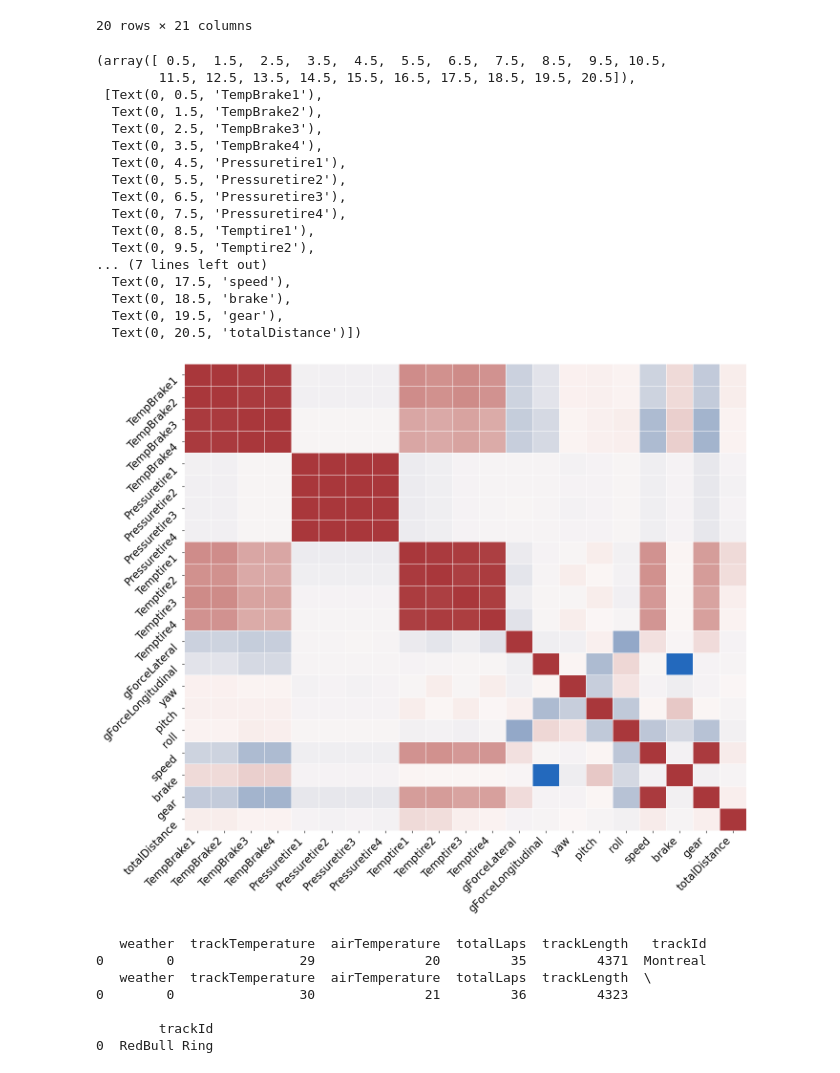
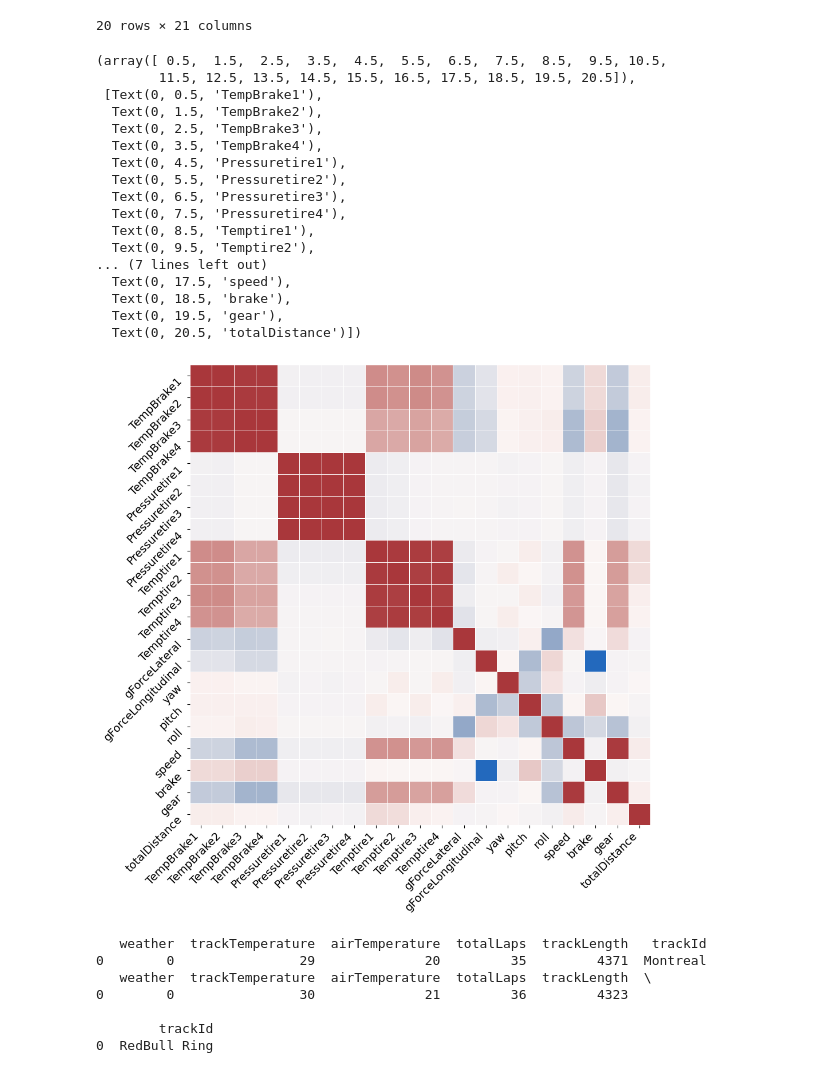
Before and after one commit to rbpowellGA/F1_race_data, a Jupyter notebook: notebooks/analysis.ipynb, the cells around one changed output. Cells and saved outputs as stored; diff of their text form; code cells hidden in the pictures.

```diff
--- a/notebooks/analysis.ipynb
+++ b/notebooks/analysis.ipynb
@@ -446,31 +475,31 @@ tm837[['pilot_index','TempBrake1', 'TempBrake2',  'TempBrake3', 'TempBrake4','Pr
 | 19 | 755.176463 | 755.150548 | 665.496464 | 665.523243 | 20.1784 | 20.099465 | 21.691306 | ... |
 20 rows × 21 columns
 # %%
-fig, ax = plt.subplots(figsize=(14,12))
+fig, ax = plt.subplots()
 sns.heatmap(tm837[['TempBrake1', 'TempBrake2',  'TempBrake3', 'TempBrake4','Pressuretire1', 'Pressuretire2',  'Pressuretire3', 'Pressuretire4','Temptire1', 'Temptire2',
        'Temptire3', 'Temptire4','gForceLateral', 'gForceLongitudinal','yaw', 'pitch', 'roll', 'speed',
        'brake', 'gear','totalDistance']].corr(), cmap="vlag",linewidths=.5, cbar=False)
 plt.xticks(rotation=45, ha ='right')
 plt.yticks(rotation=45, va ='top')
 # %% [output]
 (array([ 0.5,  1.5,  2.5,  3.5,  4.5,  5.5,  6.5,  7.5,  8.5,  9.5, 10.5,
         11.5, 12.5, 13.5, 14.5, 15.5, 16.5, 17.5, 18.5, 19.5, 20.5]),
  [Text(0, 0.5, 'TempBrake1'),
   Text(0, 1.5, 'TempBrake2'),
   Text(0, 2.5, 'TempBrake3'),
   Text(0, 3.5, 'TempBrake4'),
   Text(0, 4.5, 'Pressuretire1'),
   Text(0, 5.5, 'Pressuretire2'),
   Text(0, 6.5, 'Pressuretire3'),
   Text(0, 7.5, 'Pressuretire4'),
   Text(0, 8.5, 'Temptire1'),
   Text(0, 9.5, 'Temptire2'),
 ... (7 lines left out)
   Text(0, 17.5, 'speed'),
   Text(0, 18.5, 'brake'),
   Text(0, 19.5, 'gear'),
   Text(0, 20.5, 'totalDistance')])
-[figure, old version]
+[figure, new version]
 # %%
 ### The inconsistency does not exist in the second race dataset.  Lets look at the track data for each one
 
```
Also changed, not shown: parts of 11 cells of this notebook, 18 other files.
